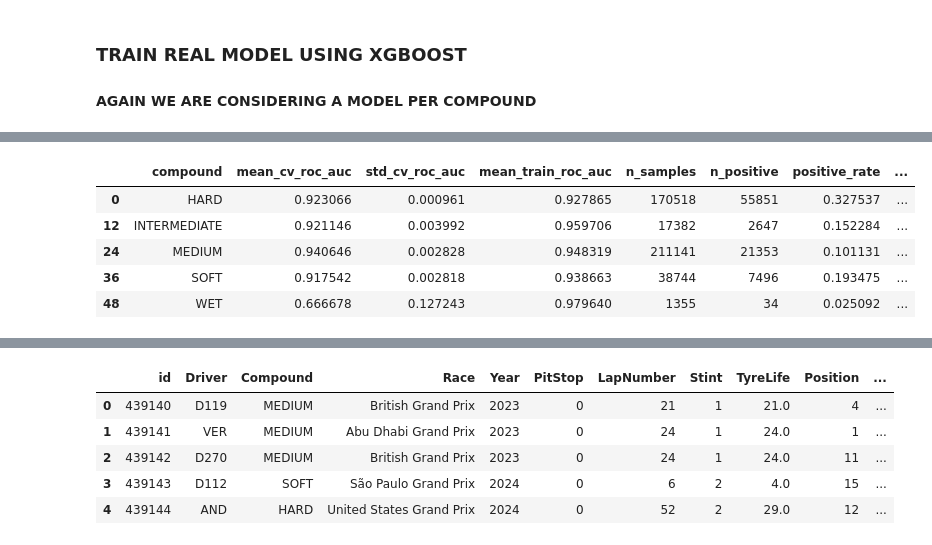
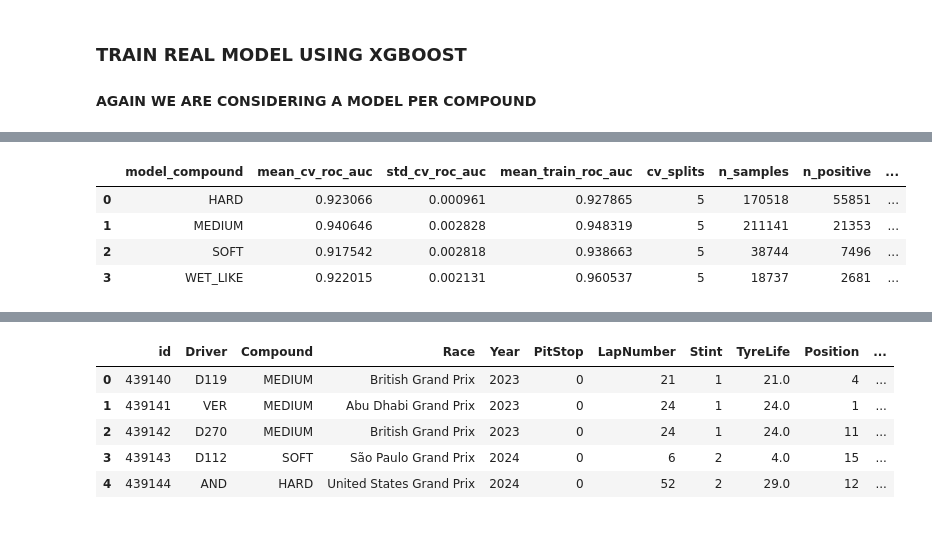
Before and after one commit to giacomoscanavini/data_science_notebooks, a Jupyter notebook: project_predicting_f1_pit_stops/predicting_f1_pit_stops.ipynb, the cells around one changed output, grey strips where cells are left out. Drawn from its saved outputs; the diff is of its cells as text; code cells hidden in the pictures.

```diff
--- a/project_predicting_f1_pit_stops/predicting_f1_pit_stops.ipynb
+++ b/project_predicting_f1_pit_stops/predicting_f1_pit_stops.ipynb
@@ -1158,16 +1186,17 @@ Fitting 5 folds for each of 12 candidates, totalling 60 fits
 # %%
 best_xgb_group_models = (
     xgb_group_results
     .sort_values("mean_cv_roc_auc", ascending=False)
     .groupby("model_compound")
     .head(1)
     .sort_values("model_compound")
     .reset_index(drop=True)
 )
+
+best_xgb_group_models
 # %% [output]
-|  | compound | mean_cv_roc_auc | std_cv_roc_auc | mean_train_roc_auc | n_samples | n_positive | positive_rate | ... |
-| 0 | HARD | 0.923066 | 0.000961 | 0.927865 | 170518 | 55851 | 0.327537 | ... |
-| 12 | INTERMEDIATE | 0.921146 | 0.003992 | 0.959706 | 17382 | 2647 | 0.152284 | ... |
-| 24 | MEDIUM | 0.940646 | 0.002828 | 0.948319 | 211141 | 21353 | 0.101131 | ... |
-| 36 | SOFT | 0.917542 | 0.002818 | 0.938663 | 38744 | 7496 | 0.193475 | ... |
-| 48 | WET | 0.666678 | 0.127243 | 0.979640 | 1355 | 34 | 0.025092 | ... |
+|  | model_compound | mean_cv_roc_auc | std_cv_roc_auc | mean_train_roc_auc | cv_splits | n_samples | n_positive | ... |
+| 0 | HARD | 0.923066 | 0.000961 | 0.927865 | 5 | 170518 | 55851 | ... |
+| 1 | MEDIUM | 0.940646 | 0.002828 | 0.948319 | 5 | 211141 | 21353 | ... |
+| 2 | SOFT | 0.917542 | 0.002818 | 0.938663 | 5 | 38744 | 7496 | ... |
+| 3 | WET_LIKE | 0.922015 | 0.002131 | 0.960537 | 5 | 18737 | 2681 | ... |
```
Also changed, not shown: parts of 6 cells of this notebook.
